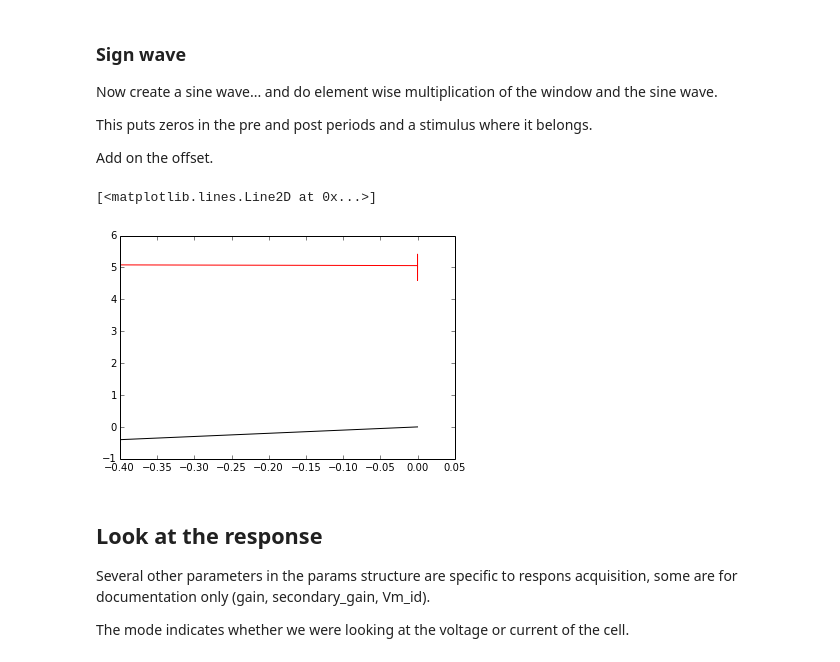
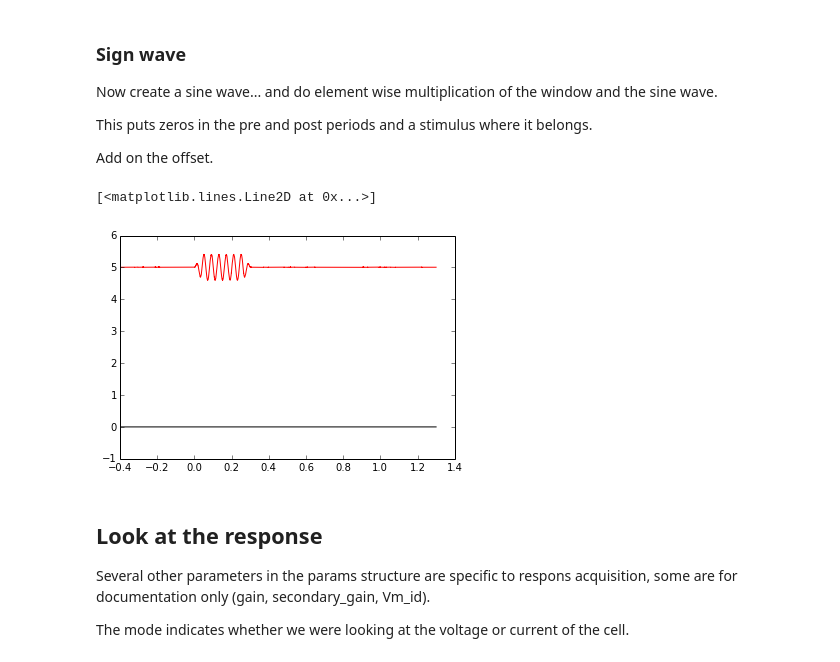
Before and after one commit to jackie623/Modern-Data-Management, a Jupyter notebook: fly/python/CCB4_MATLAB_Analysis_Script.ipynb, the cells around one changed output. Saved outputs shown, nothing was run; the diff lists cells and outputs as text; code cells hidden in the pictures.

Commit message:
Using Matlab structs

```diff
--- a/fly/python/CCB4_MATLAB_Analysis_Script.ipynb
+++ b/fly/python/CCB4_MATLAB_Analysis_Script.ipynb
@@ -99,7 +100,8 @@ Let's load a single trial as an example
 def load(path):
     return loadmat(path,
             squeeze_me=True, # Squeeze single-dimension arrays
-            chars_as_strings=True) # Convert character arrays to strings
+            chars_as_strings=True,
+            struct_as_record=False) # Convert character arrays to strings
 
 t = load(os.path.join(cell_directory, 'PiezoSine_Raw_131126_F2_C1_3.mat'))
 pprint(t)
@@ -226,9 +228,9 @@ array(1.7, dtype=object)
 % a vector with 85001 entries.  Note, I started at 0.  This may be dumb,
 % but it was intuitive to me, and I just have to be consistent.
 # %%
-number_of_samples = params['durSweep']*params['samprateout'];
+number_of_samples = params.durSweep*params.samprateout;
 time_stim = np.arange(number_of_samples);
-time_stim = time_stim/float(params['samprateout']);
+time_stim = time_stim/params.samprateout;
 pprint(time_stim)
 # %% [output]
 array([  0.00000000e+00,   2.00000000e-05,   4.00000000e-05, ...,
@@ -257,7 +259,7 @@ time_stim[-1]
 # %% [raw]
 % Subtract off the pre period so the stimulus starts at time = 0.
 # %%
-time_stim = time_stim - float(params['preDurInSec'])
+time_stim = time_stim - params.preDurInSec
 # %% [markdown]
 %%
 % Use logical operations to learn about the vector.
@@ -331,18 +333,18 @@ This puts zeros in the pre and post periods and a stimulus where it belongs.
 
 Add on the offset.
 # %%
-sinewave = float(params['displacement']) * np.sin(float(params['freq']) * time_stim)
+sinewave = params.displacement * np.sin(float(params.freq) * time_stim)
 
 stim = sinewave * stimwindow;
 
-stim = stim + params['displacementOffset'];
+stim = stim + params.displacementOffset;
 stim = t['sgsmonitor'][:-1]
 plt.plot(time_stim,stimwindow, 'k')    # see the ramping on and off?.
 plt.hold(1)     # keep all the lines on the plot
 plt.plot(time_stim,stim,'r') # plot in red
 # %% [output]
 [<matplotlib.lines.Line2D at 0x...>]
-[figure, old version]
+[figure, new version]
 # %% [markdown]
 ## Look at the response
 
```
Also changed, not shown: parts of 27 cells of this notebook.
